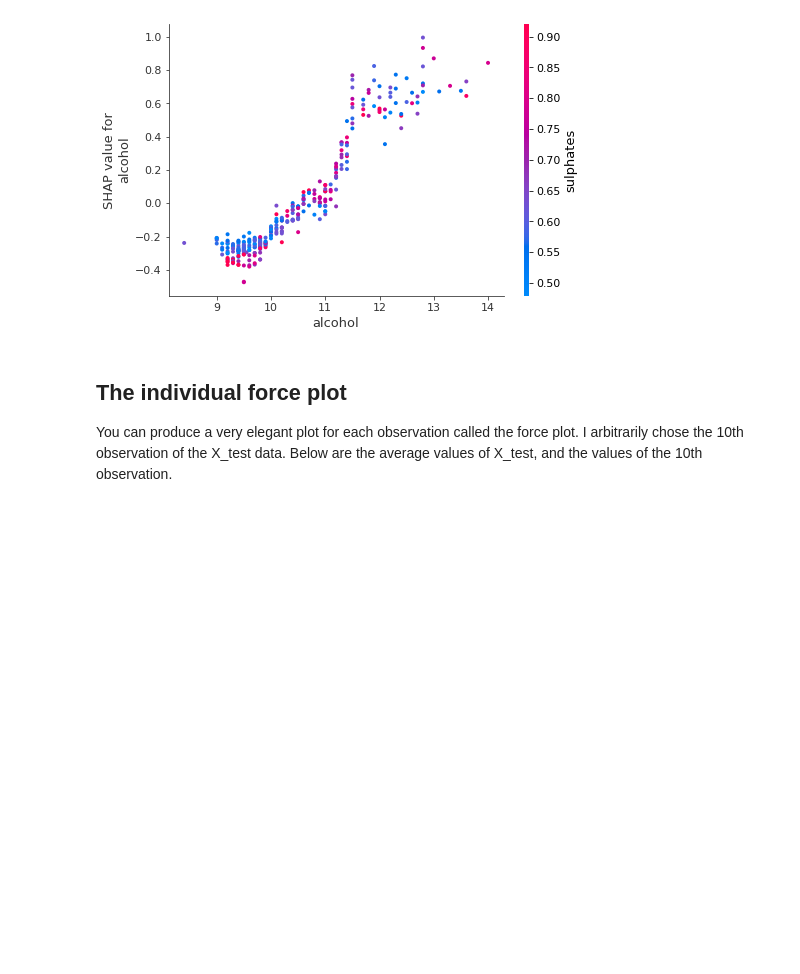
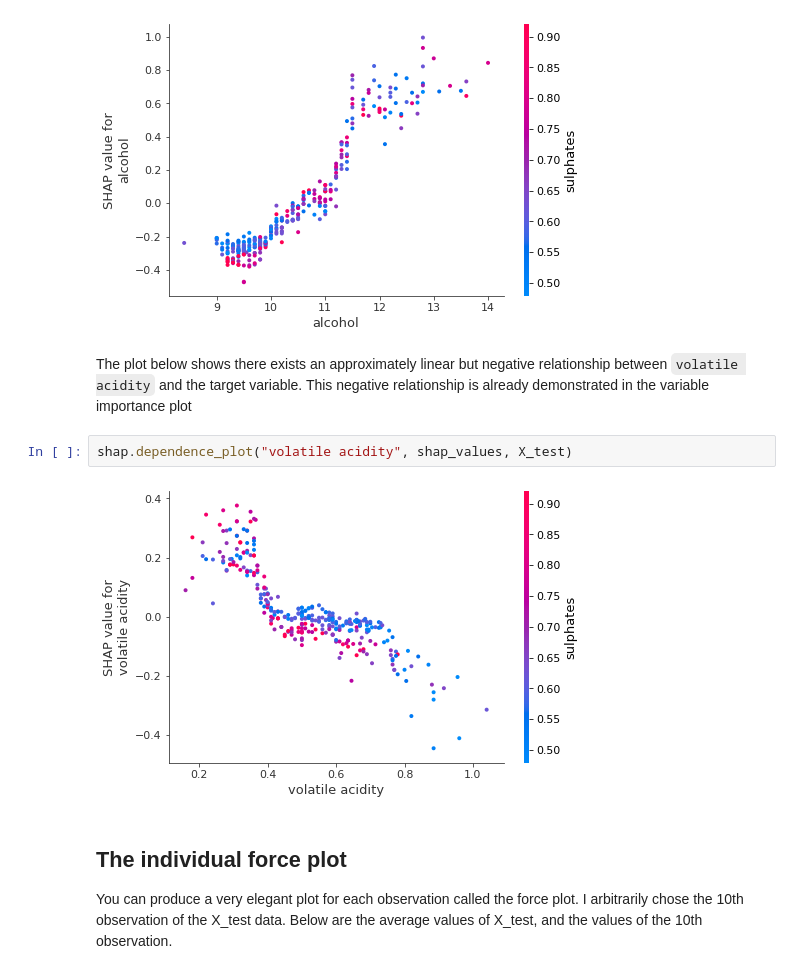
Before and after one commit to erikapat/ML_ALGORITHMS_TEST, a Jupyter notebook: INTERPRETABLE ML/Global_surrogate_models.ipynb, the cells around one changed output. Saved outputs shown, nothing was run; the diff lists cells and outputs as text; blank space fills up the shorter version.

```diff
--- a/INTERPRETABLE ML/Global_surrogate_models.ipynb
+++ b/INTERPRETABLE ML/Global_surrogate_models.ipynb
@@ -95,6 +108,12 @@ It shows the marginal effect that one or two variables have on the predicted out
 shap.dependence_plot("alcohol", shap_values, X_test)
 # %% [output]
 [figure]
+# %% [markdown]
+The plot below shows there exists an approximately linear but negative relationship between `volatile acidity` and the target variable. This negative relationship is already demonstrated in the variable importance plot
+# %%
+shap.dependence_plot("volatile acidity", shap_values, X_test)
+# %% [output]
+[figure, added]
 # %% [markdown]
 ## **The individual force plot**
 
```
Also changed, not shown: parts of 19 cells of this notebook.
